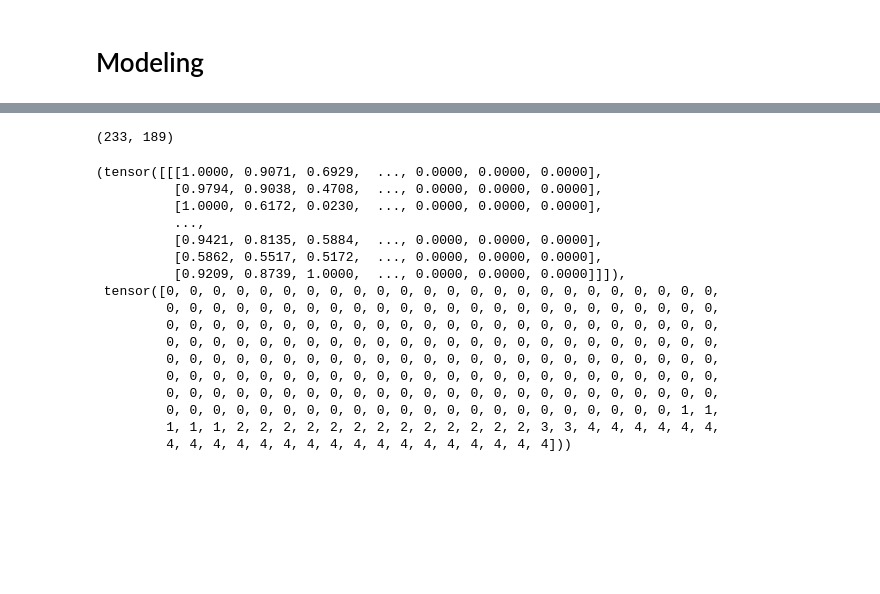
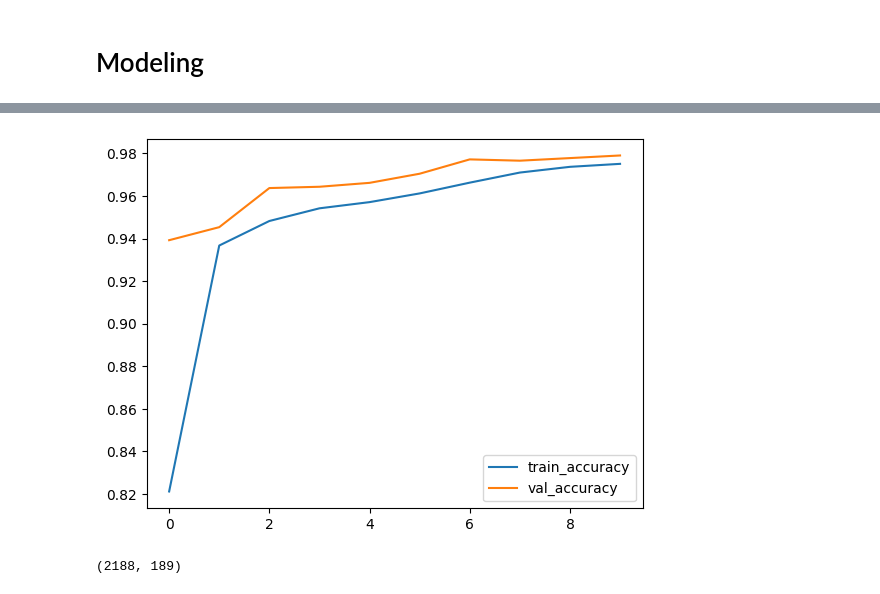
Before and after one commit to TAUforPython/BioMedAI, a Jupyter notebook: NN ECG LSTM CNN Attention classification.ipynb, the cells around one changed output, grey strips where cells are left out. Saved outputs shown, nothing was run; the diff lists cells and outputs as text; code cells hidden in the pictures; blank space fills up the shorter version.

```diff
--- a/NN ECG LSTM CNN Attention classification.ipynb
+++ b/NN ECG LSTM CNN Attention classification.ipynb
@@ -525 +570,17 @@ RNNModel(
 )
+# %%
+train_logs = trainer.train_df_logs
+train_logs.columns = ["train_"+ colname for colname in train_logs.columns]
+val_logs = trainer.val_df_logs
+val_logs.columns = ["val_"+ colname for colname in val_logs.columns]
+
+logs = pd.concat([train_logs,val_logs], axis=1)
+logs.reset_index(drop=True, inplace=True)
+logs = logs.loc[:, [
+    'train_loss', 'val_loss',
+    'train_accuracy', 'val_accuracy',
+    'train_f1', 'val_f1',
+    'train_precision', 'val_precision',
+    'train_recall', 'val_recall']
+                                 ]
+logs.head()
@@ -526,3 +594,10 @@ RNNModel(
+# %%
+plt.plot(logs["train_accuracy"], label='train_accuracy')
+plt.plot(logs["val_accuracy"], label='val_accuracy' )
+plt.legend()
+plt.show()
+# %% [output]
+[figure, added]
 # %%
 def make_test_stage(dataloader, model, probs=False):
     cls_predictions = []
@@ -547,26 +622,6 @@ def make_test_stage(dataloader, model, probs=False):
 # %%
 test_dataset = ECGDataset(df_mitbih_test)
 print(df_mitbih_test.shape)
-test_dataloader = torch.utils.data.DataLoader(dataset=test_dataset, batch_size=96, num_workers=0, shuffle=False)
+test_dataloader = torch.utils.data.DataLoader(dataset=test_dataset, batch_size=32, num_workers=0, shuffle=False)
 # %% [output]
-(233, 189)
+(2188, 189)
-# %%
-test_dataset[:]
-# %% [output]
-(tensor([[[1.0000, 0.9071, 0.6929,  ..., 0.0000, 0.0000, 0.0000],
-          [0.9794, 0.9038, 0.4708,  ..., 0.0000, 0.0000, 0.0000],
-          [1.0000, 0.6172, 0.0230,  ..., 0.0000, 0.0000, 0.0000],
-          ...,
-          [0.9421, 0.8135, 0.5884,  ..., 0.0000, 0.0000, 0.0000],
-          [0.5862, 0.5517, 0.5172,  ..., 0.0000, 0.0000, 0.0000],
-          [0.9209, 0.8739, 1.0000,  ..., 0.0000, 0.0000, 0.0000]]]),
- tensor([0, 0, 0, 0, 0, 0, 0, 0, 0, 0, 0, 0, 0, 0, 0, 0, 0, 0, 0, 0, 0, 0, 0, 0,
-         0, 0, 0, 0, 0, 0, 0, 0, 0, 0, 0, 0, 0, 0, 0, 0, 0, 0, 0, 0, 0, 0, 0, 0,
-         0, 0, 0, 0, 0, 0, 0, 0, 0, 0, 0, 0, 0, 0, 0, 0, 0, 0, 0, 0, 0, 0, 0, 0,
-         0, 0, 0, 0, 0, 0, 0, 0, 0, 0, 0, 0, 0, 0, 0, 0, 0, 0, 0, 0, 0, 0, 0, 0,
-         0, 0, 0, 0, 0, 0, 0, 0, 0, 0, 0, 0, 0, 0, 0, 0, 0, 0, 0, 0, 0, 0, 0, 0,
-         0, 0, 0, 0, 0, 0, 0, 0, 0, 0, 0, 0, 0, 0, 0, 0, 0, 0, 0, 0, 0, 0, 0, 0,
-         0, 0, 0, 0, 0, 0, 0, 0, 0, 0, 0, 0, 0, 0, 0, 0, 0, 0, 0, 0, 0, 0, 0, 0,
-         0, 0, 0, 0, 0, 0, 0, 0, 0, 0, 0, 0, 0, 0, 0, 0, 0, 0, 0, 0, 0, 0, 1, 1,
-         1, 1, 1, 2, 2, 2, 2, 2, 2, 2, 2, 2, 2, 2, 2, 2, 3, 3, 4, 4, 4, 4, 4, 4,
-         4, 4, 4, 4, 4, 4, 4, 4, 4, 4, 4, 4, 4, 4, 4, 4, 4]))
```
Also changed, not shown: parts of 14 cells of this notebook.
